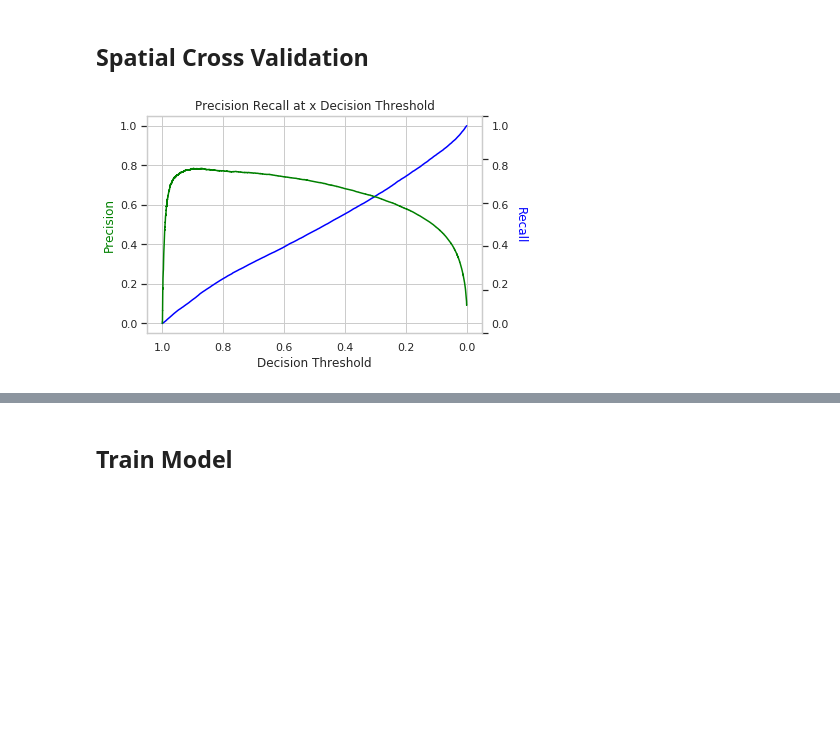
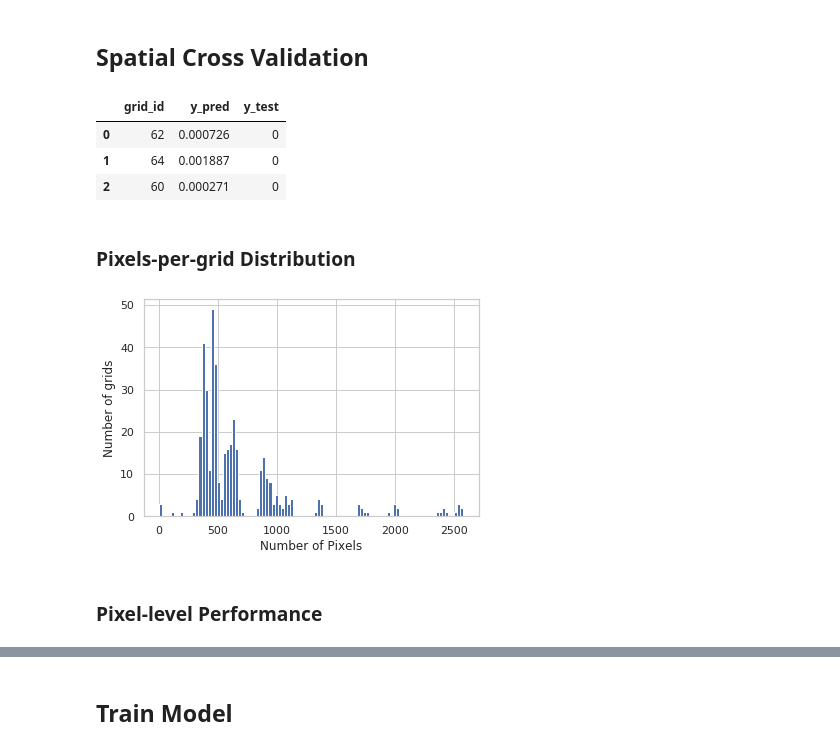
Before and after one commit to thinkingmachines/geoai-immap, a Jupyter notebook: notebooks/02_Model_Training.ipynb, the cells around one changed output, grey strips where cells are left out. Drawn from its saved outputs; the diff is of its cells as text; code cells hidden in the pictures; blank space fills up the shorter version.

```diff
--- a/notebooks/02_Model_Training.ipynb
+++ b/notebooks/02_Model_Training.ipynb
@@ -109,6 +111,7 @@ label = 'target'
 features = [column  for column in data.columns[:-3]]
 data[label] = data[label].replace({2:0, 3:0})
 
+grids = data['uid']
 splits = data[['area']]
 X = data[features]
 y = data[label]
@@ -130,29 +133,19 @@ Name: target, dtype: int64
 ## Spatial Cross Validation
 # %%
 clf =  LogisticRegression()
-out_of_fold_test, out_of_fold_preds = model_utils.spatial_cv(clf, X, y, splits=splits, verbose=2)
+results = model_utils.spatial_cv(clf, X, y, splits=splits, grids=grids, verbose=2)
+results.head(3)
+# %% [output]
+|  | grid_id | y_pred | y_test |
+| 0 | 62 | 0.000726 | 0 |
+| 1 | 64 | 0.001887 | 0 |
+| 2 | 60 | 0.000271 | 0 |
-# %%
-from sklearn.metrics import precision_recall_curve
-
-precision, recall, thresholds = precision_recall_curve(out_of_fold_test, out_of_fold_preds)
-
-fig, ax = plt.subplots()
-ax2 = ax.twinx()
-
-line1 = ax.plot(thresholds, recall[:-1], color='blue')
-line2 = ax.plot(thresholds, precision[:-1], color='green')
-
-ax.tick_params(labelright=True)
-ax2.tick_params(labelright=False)
-ax2.grid(False)
-
-ax.set_ylabel('Precision', color='green')
-h = ax2.set_ylabel('Recall', color='blue', labelpad=45)
-h.set_rotation(-90)
-
-ax.set_xlabel('Decision Threshold')
-plt.title('Precision Recall at x Decision Threshold')
-plt.gca().invert_xaxis()
-plt.show()
-# %% [output]
-[figure, removed]
+# %% [markdown]
+### Pixels-per-grid Distribution
+# %%
+ax = results[results['y_test'] != 1]['grid_id'].value_counts().hist(bins=100)
+ax.set(xlabel="Number of Pixels", ylabel="Number of grids");
+# %% [output]
+[figure, added]
+# %% [markdown]
+### Pixel-level Performance
```
Also changed, not shown: parts of 6 cells of this notebook, 2 other files.
